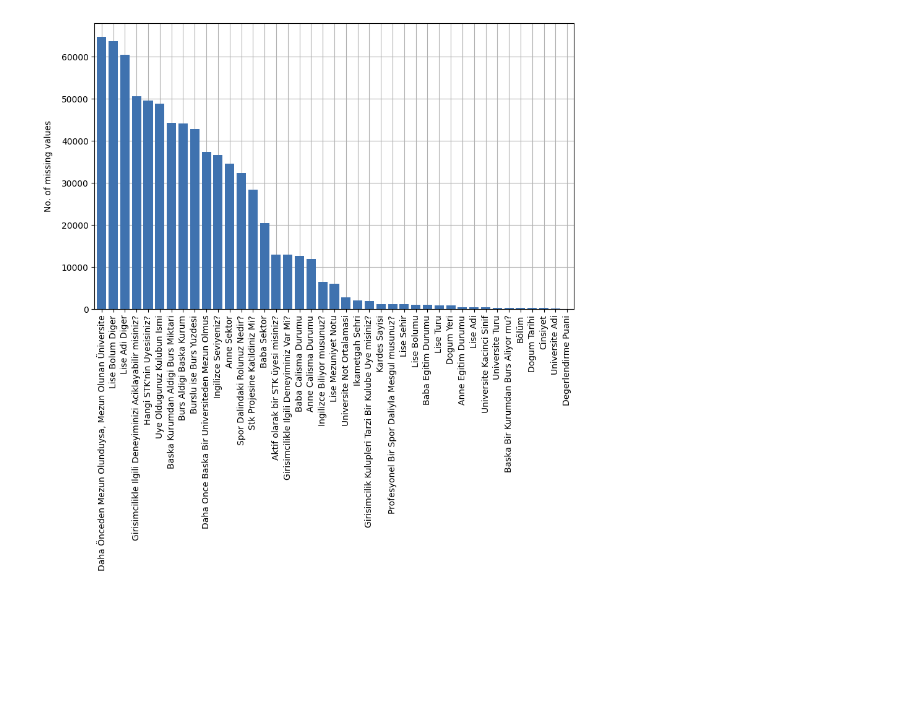
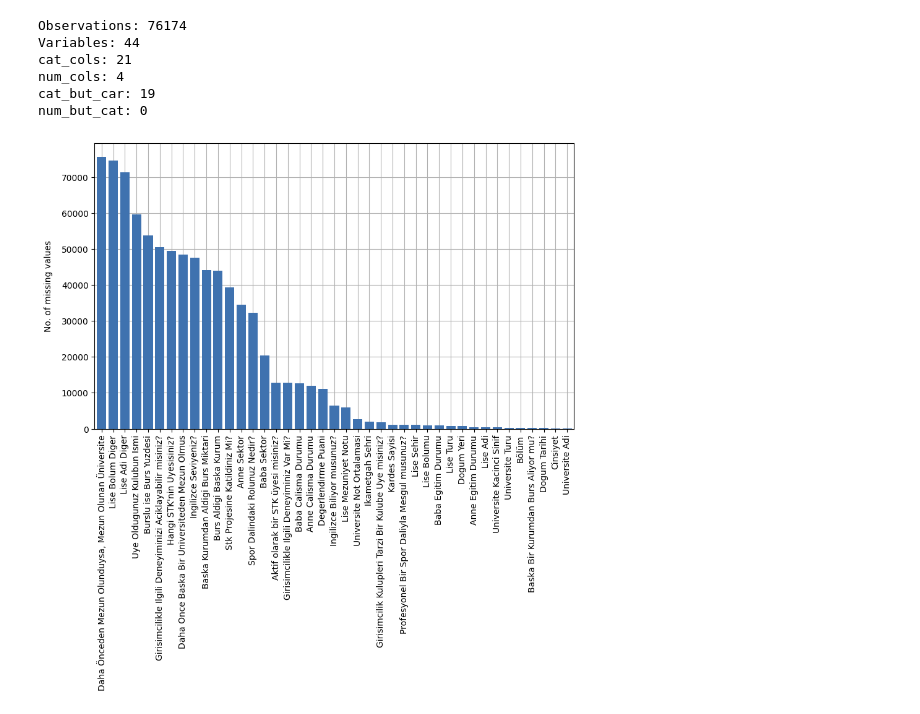
Before and after one commit to Ghostdevc/datathon2024, a Jupyter notebook: research/research.ipynb, the cells around one changed output. Saved outputs shown, nothing was run; the diff lists cells and outputs as text; code cells hidden in the pictures; blank space fills up the shorter version.

```diff
--- a/research/research.ipynb
+++ b/research/research.ipynb
@@ -36,3 +245,4 @@ def load_test():
 # %%
 df_train = load_train()
 df_test = load_test()
+df = concat_df_on_y_axis(df_train, df_test)
@@ -93,12 +270,22 @@ dtype: int64
+# %%
+df_copy.drop(['id'], axis = 1, inplace = True)
+cat_cols_eda, num_cols_eda, cat_but_car_eda = grab_col_names(df)
+# %% [output]
+Observations: 76174
+Variables: 44
+cat_cols: 21
+num_cols: 4
+cat_but_car: 19
+num_but_cat: 0
 # %%
-nans = df_train.isna().sum().sort_values(ascending=False)
+nans = df.isna().sum().sort_values(ascending=False)
 nans = nans[nans > 0]
 fig, ax = plt.subplots(figsize=(10, 6))
 ax.grid()
 ax.bar(nans.index, nans.values, zorder=2, color="#3f72af")
 ax.set_ylabel("No. of missing values", labelpad=10)
 ax.set_xlim(-0.6, len(nans) - 0.4)
 ax.xaxis.set_tick_params(rotation=90)
 plt.show()
 # %% [output]
-[figure, old version]
+[figure, new version]
```
Also changed, not shown: parts of 8 cells of this notebook.
